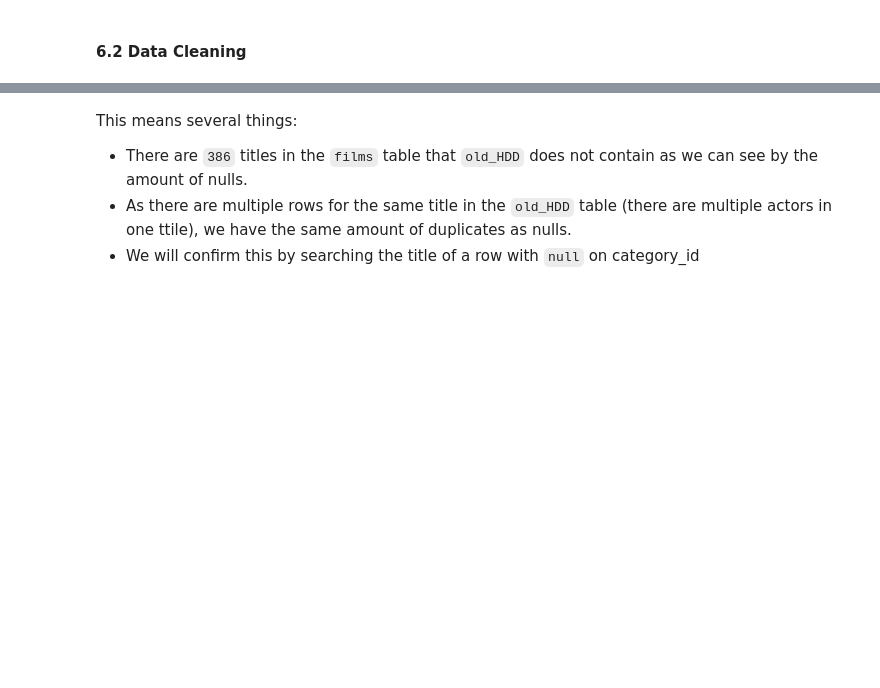
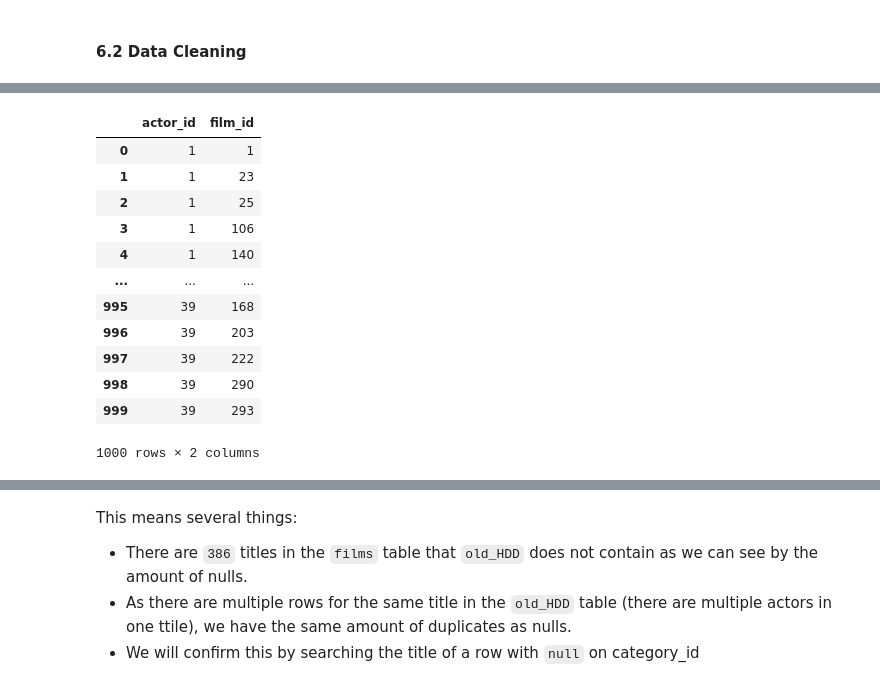
Before and after one commit to BorjaSilla/SQL-Database-Project, a Jupyter notebook: notebooks/cleaning.ipynb, the cells around one changed output, grey strips where cells are left out. Cells and saved outputs as stored; diff of their text form; code cells hidden in the pictures; blank space fills up the shorter version.

```diff
--- a/notebooks/cleaning.ipynb
+++ b/notebooks/cleaning.ipynb
@@ -444,0 +461,20 @@ df_film = df_film.merge(df_oldHDD, on='title', how='left')
+# %%
+df_actor_film = df_actor_film.merge(df_film, on='title', how='left')
+# %%
+df_actor_film = df_actor_film[['actor_id', 'film_id']]
+# %%
+df_actor_film
+# %% [output]
+|  | actor_id | film_id |
+| 0 | 1 | 1 |
+| 1 | 1 | 23 |
+| 2 | 1 | 25 |
+| 3 | 1 | 106 |
+| 4 | 1 | 140 |
+| ... | ... | ... |
+| 995 | 39 | 168 |
+| 996 | 39 | 203 |
+| 997 | 39 | 222 |
+| 998 | 39 | 290 |
+| 999 | 39 | 293 |
+1000 rows × 2 columns
```
Also changed, not shown: parts of 12 cells of this notebook.
